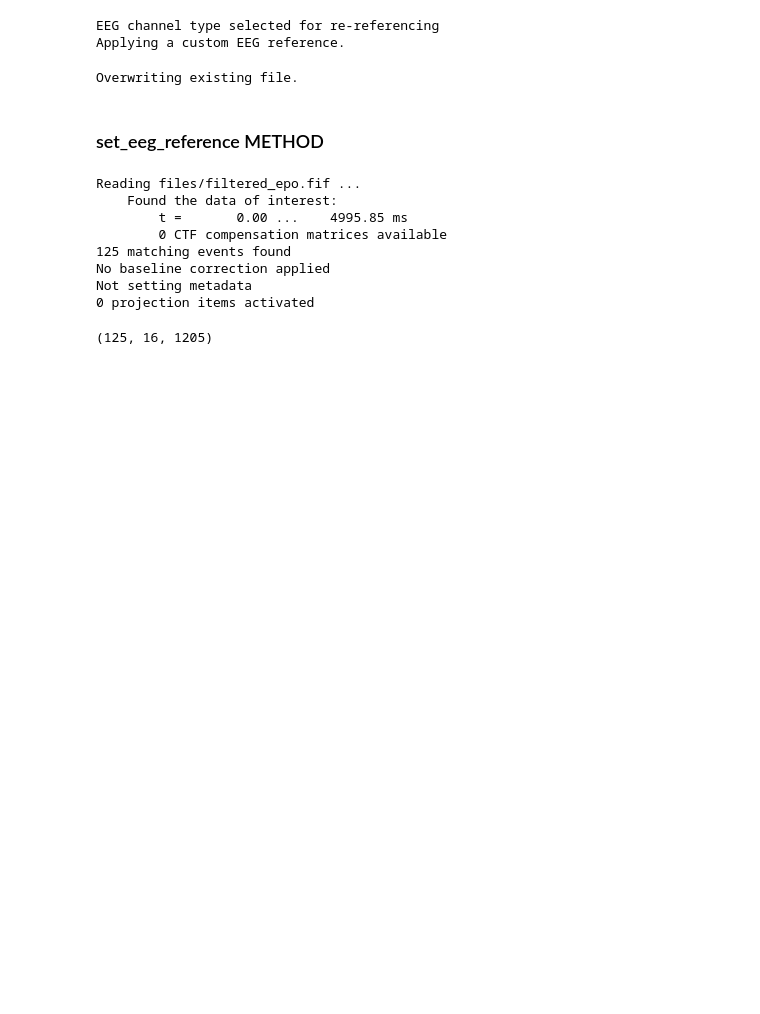
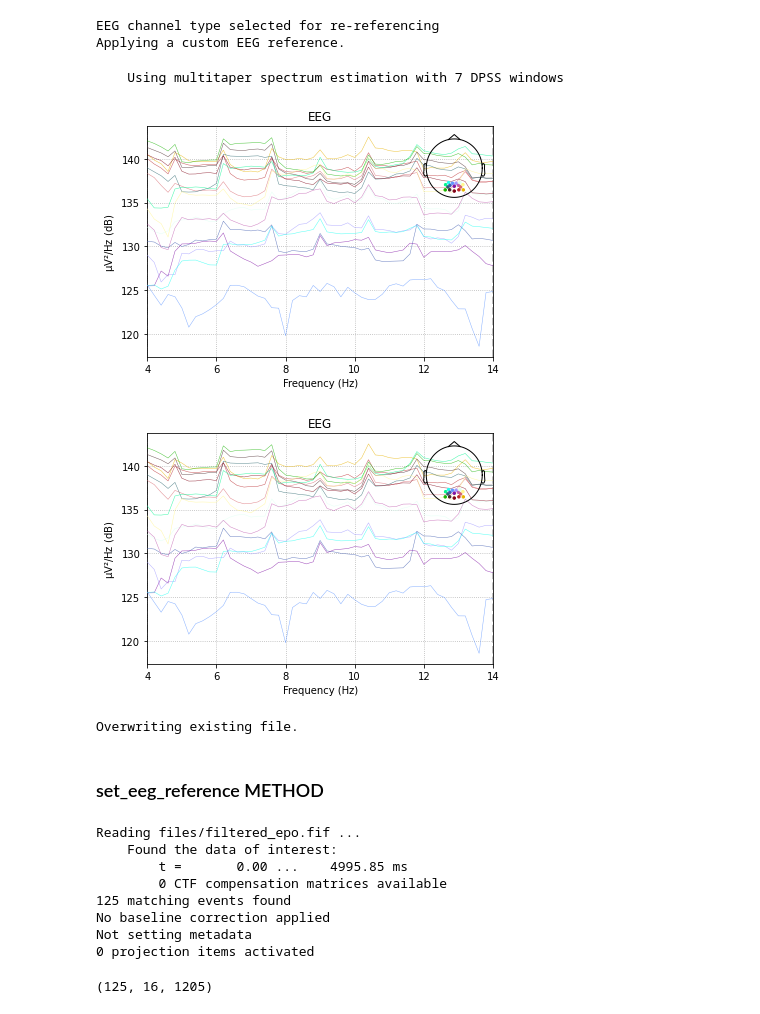
Before and after one commit to sorattorafa/RP36O, a Jupyter notebook: trabalho-1/trabalho-1.ipynb, the cells around one changed output. Drawn from its saved outputs; the diff is of its cells as text; code cells hidden in the pictures; blank space fills up the shorter version.

```diff
--- a/trabalho-1/trabalho-1.ipynb
+++ b/trabalho-1/trabalho-1.ipynb
@@ -233,8 +233,15 @@ Using multitaper spectrum estimation with 7 DPSS windows
 # %%
-epo_ref = mne.set_eeg_reference(epochs, ref_channels=selected_electrodes)
+epo_ref = mne.set_eeg_reference(epochs, ref_channels=['E116', 'E125', 'E138'])
+epochs = epo_ref[0]
 # %% [output]
 EEG channel type selected for re-referencing
 Applying a custom EEG reference.
+# %%
+epochs[e][15].plot_psd(fmin=4.0, fmax=14.0)
+# %% [output]
+    Using multitaper spectrum estimation with 7 DPSS windows
+[figure, added]
+[figure, added]
 # %%
 epochs.save('files/filtered_epo.fif', overwrite=True)
 # %% [output]
```
Also changed, not shown: parts of 10 cells of this notebook.
